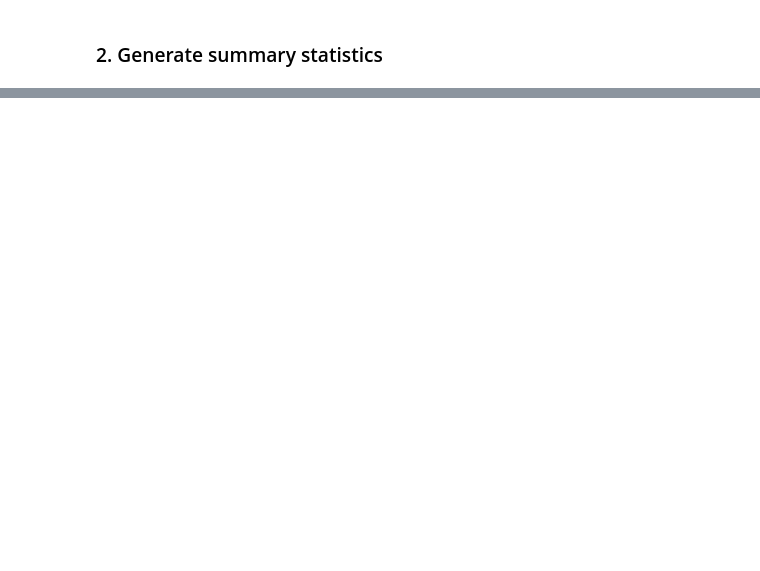
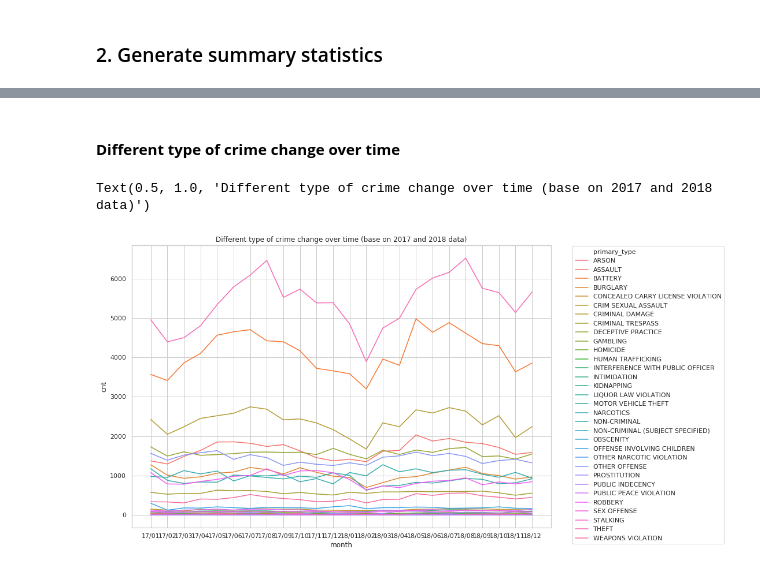
Before and after one commit to pengwei715/Machine-Learning-Projects, a Jupyter notebook: hw1/homework_1.ipynb, the cells around one changed output, grey strips where cells are left out. Drawn from its saved outputs; the diff is of its cells as text; code cells hidden in the pictures; blank space fills up the shorter version.

```diff
--- a/hw1/homework_1.ipynb
+++ b/hw1/homework_1.ipynb
@@ -32,0 +103,15 @@ case_number:
+# %% [markdown]
+#### __Different type of crime change over time__
+# %%
+crime_com['month'] = crime_com.date.dt.strftime('%y/%m')
+gp = crime_com.groupby([crime_com.month, crime_com.primary_type]).size().reset_index(name="cnt")
+pure = gp.pivot(index='month', columns='primary_type', values='cnt').unstack().reset_index(name='cnt')
+fig, ax = plt.subplots()
+fig.set_size_inches(13, 9)
+ax = sns.lineplot(x="month", y="cnt", hue="primary_type",legend='brief',
+                  style ="primary_type", data = pure, dashes =False)
+ax.legend(bbox_to_anchor=(1.05, 1), loc=2, borderaxespad=0.1)
+ax.set_title('Different type of crime change over time (base on 2017 and 2018 data)')
+# %% [output]
+Text(0.5, 1.0, 'Different type of crime change over time (base on 2017 and 2018 data)')
+[figure, added]
```
Also changed, not shown: parts of 22 cells of this notebook, 3 other files.
